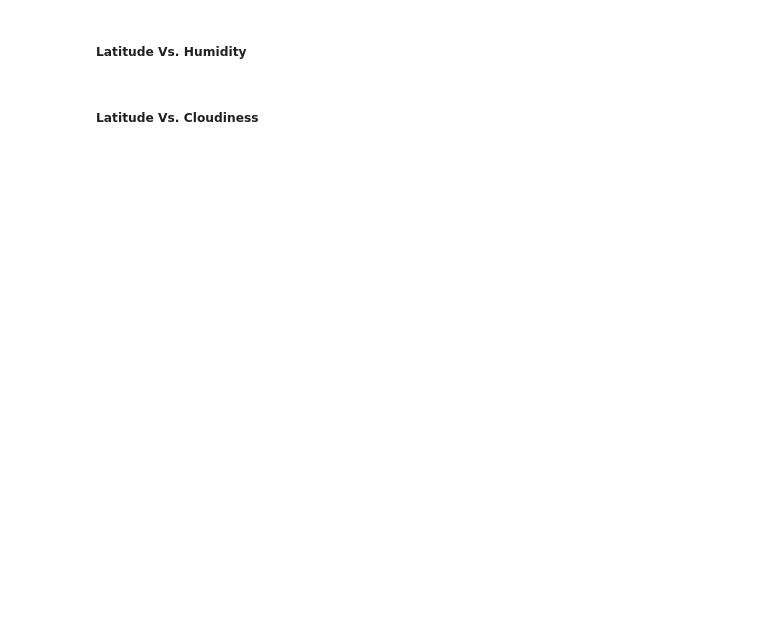
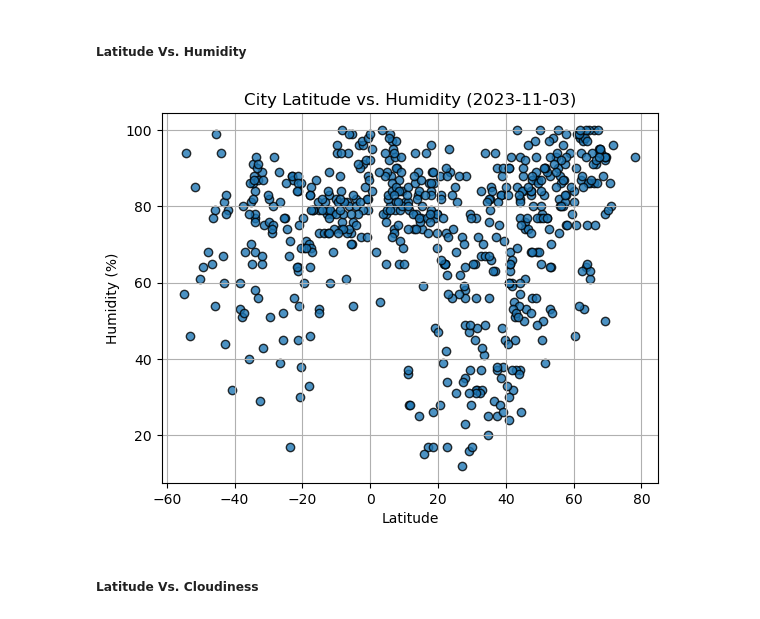
Before and after one commit to sallyca530/Python-API-Challenge, a Jupyter notebook: WeatherPy_main/WeatherPymain.ipynb, the cells around one changed output. Drawn from its saved outputs; the diff is of its cells as text; code cells hidden in the pictures; blank space fills up the shorter version.

```diff
--- a/WeatherPy_main/WeatherPymain.ipynb
+++ b/WeatherPy_main/WeatherPymain.ipynb
@@ -203,16 +218,31 @@ plt.show()
 ##### Latitude Vs. Humidity
 # %%
 # Build the scatter plots for latitude vs. humidity
-# YOUR CODE HERE
+plt.scatter(
+    city_data_df["Lat"],
+    city_data_df["Humidity"],
+    edgecolor="black",
+    linewidths=1,
+    marker="o",
+    alpha=0.8,
+    label="Cities"
+)
+plt.grid()
+plt.xlabel('Latitude')
+plt.ylabel('Humidity (%)')
+# Incorporate the other graph properties
+plt.title("City Latitude vs. Humidity (%s)" % time.strftime("%Y-%m-%d"))
 
 # Incorporate the other graph properties
 # YOUR CODE HERE
 
 # Save the figure
 plt.savefig("output_data/Fig2.png")
 
 # Show plot
 plt.show()
+# %% [output]
+[figure, added]
 # %% [markdown]
 ##### Latitude Vs. Cloudiness
 # %%
```
Also changed, not shown: parts of 25 cells of this notebook, 4 other files.
